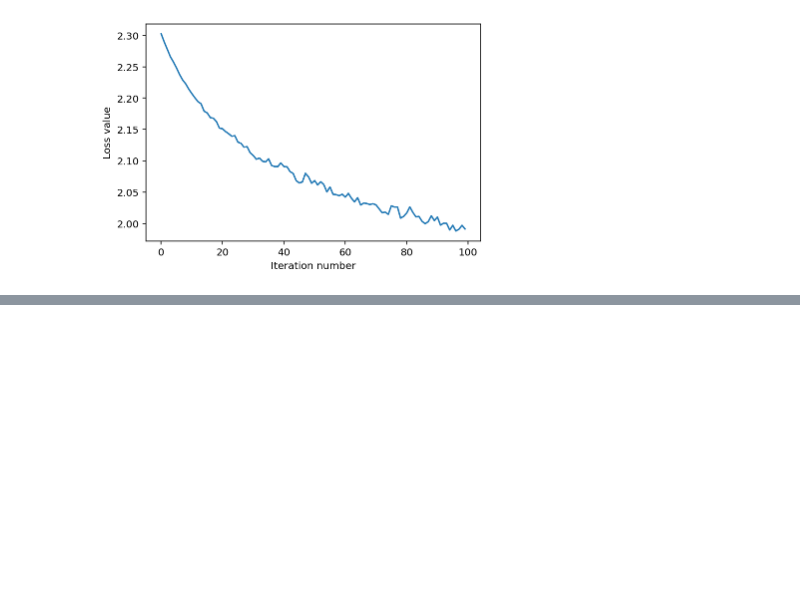
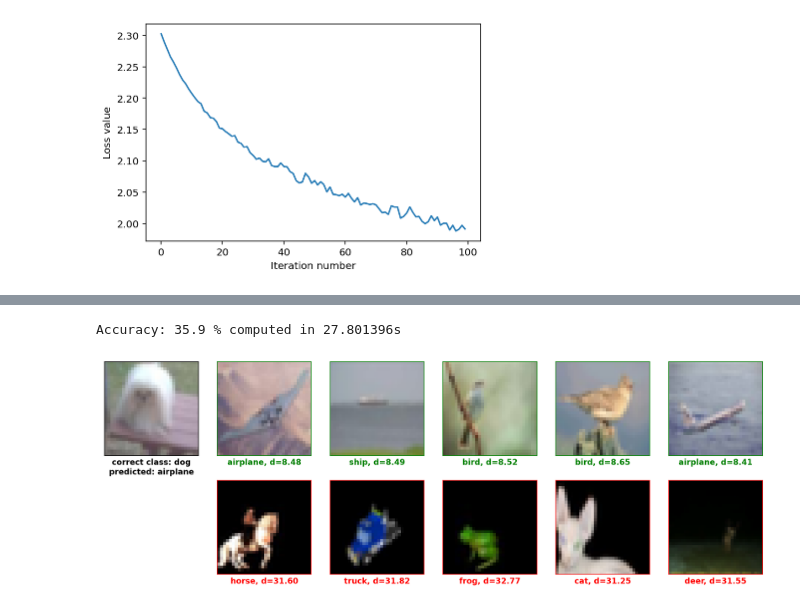
Before and after one commit to amotornenko/linear_SVM, a Jupyter notebook: linear_classifier.ipynb, the cells around one changed output, grey strips where cells are left out. Saved outputs shown, nothing was run; the diff lists cells and outputs as text; code cells hidden in the pictures; blank space fills up the shorter version.

```diff
--- a/linear_classifier.ipynb
+++ b/linear_classifier.ipynb
@@ -368,0 +482,17 @@ plt.show()
+# %%
+model = kNearestNeighbors()
+model.train(x['train'],y['train'])
+
+tic = time.time()
+y_pred = model.predict(x['test'],k=10)
+acc = np.mean(y_pred == y['test'])
+toc = time.time()
+
+print('Accuracy: %.1f %% computed in %fs' % (acc*100, toc - tic))
+# %% [output]
+Accuracy: 35.9 % computed in 27.801396s
+# %%
+ind = np.random.randint(x['test'].shape[0])
+model.show_kNeighbors(x['test'][ind:ind+1],y['test'][ind:ind+1],k=5)
+# %% [output]
+[figure, added]
```
Also changed, not shown: parts of 12 cells of this notebook, 3 other files.
